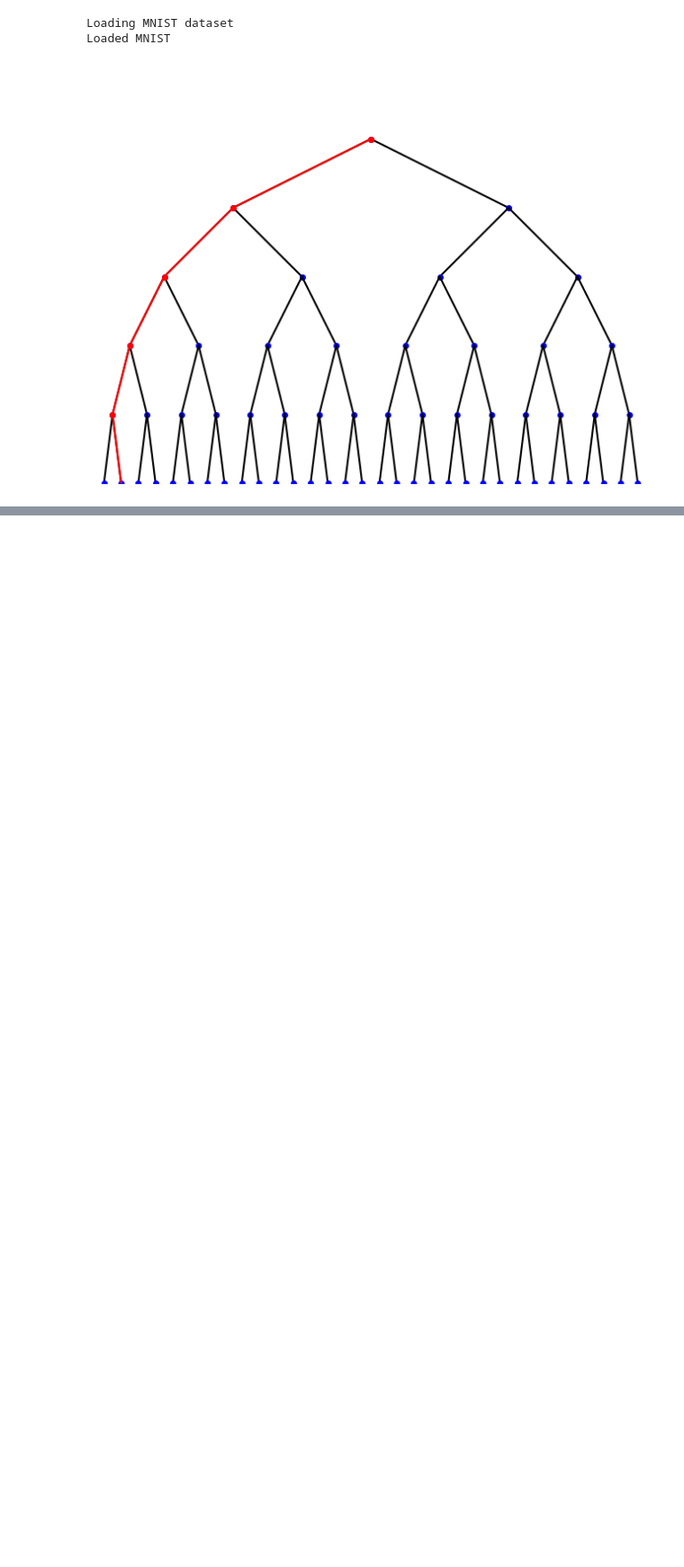
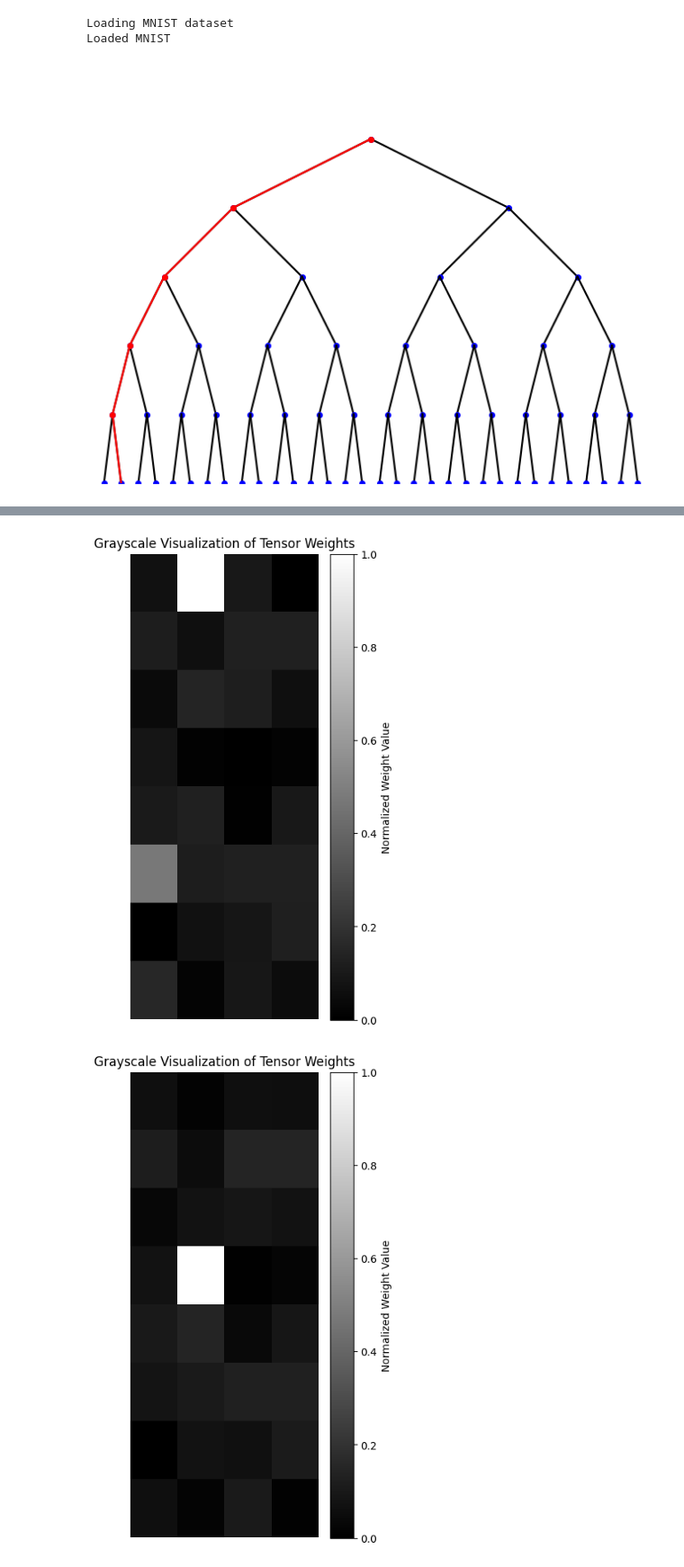
Before and after one commit to Ethan-Shapiro/Soft-Decision-Tree, a Jupyter notebook: model_viz.ipynb, the cells around one changed output, grey strips where cells are left out. Shown at 90% size. Saved outputs shown, nothing was run; the diff lists cells and outputs as text; code cells hidden in the pictures; blank space fills up the shorter version.

```diff
--- a/model_viz.ipynb
+++ b/model_viz.ipynb
@@ -257,0 +205,22 @@ linear_layer_weights = mnist_tree.inner_nodes[0].weight.detach().cpu().numpy()
+# %%
+for i in range(len(mnist_tree.leaf_nodes.weight)):
+    weights_tensor = mnist_tree.leaf_nodes.weight[i]
+    weights = weights_tensor.detach().numpy()
+
+    weights_min = weights.min()
+    weights_max = weights.max()
+    normalized_weights = (weights - weights_min) / (weights_max - weights_min)
+
+    # Reshape tensor to 2D shape for visualization
+    weights_2d = normalized_weights.reshape((8, 4))
+
+    # Visualization
+    plt.figure(figsize=(4, 8))
+    plt.imshow(weights_2d, cmap='gray', aspect='auto')
+    plt.colorbar(label='Normalized Weight Value')
+    plt.title('Grayscale Visualization of Tensor Weights')
+    plt.axis('off')  # Optionally remove the axis for cleaner visualization
+    plt.show()
+# %% [output]
+[figure, added]
+[figure, added]
```
Also changed, not shown: parts of 17 cells of this notebook.
